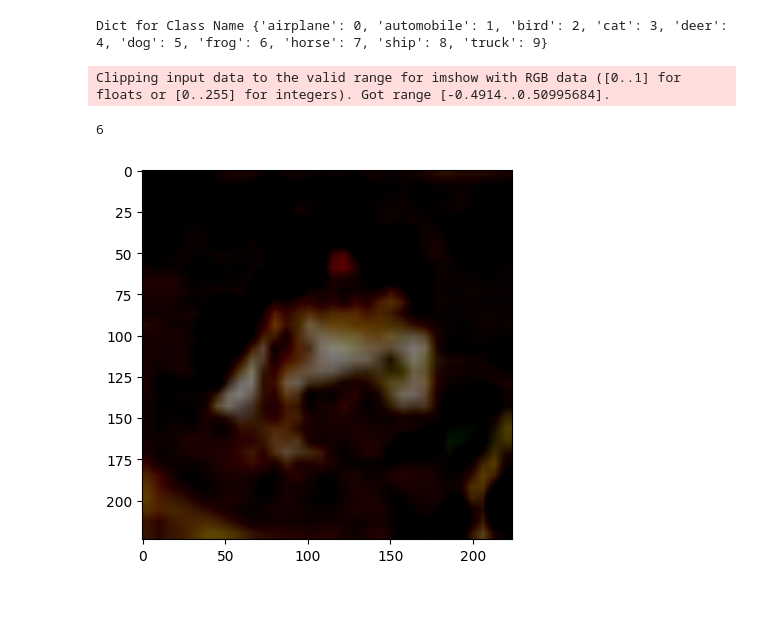
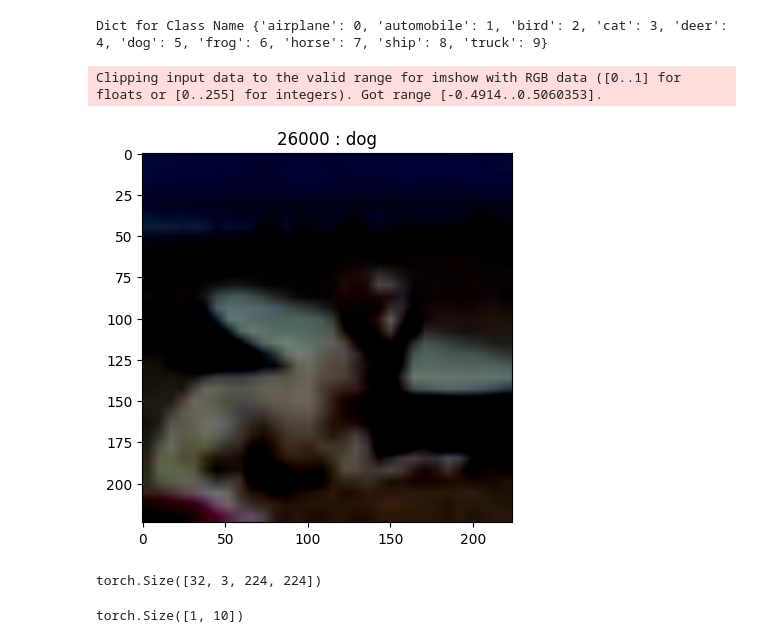
Before and after one commit to richardar/ML_Papers, a Jupyter notebook: VGGnet/main.ipynb, the cells around one changed output. Cells and saved outputs as stored; diff of their text form; code cells hidden in the pictures; blank space fills up the shorter version.

Commit message:
core model architecture

```diff
--- a/VGGnet/main.ipynb
+++ b/VGGnet/main.ipynb
@@ -76,25 +84,20 @@ test_dir  = os.path.join(os.getcwd(),'cifar', 'test')
 train_dataset = cifarDS(path=train_dir, transform = train_transform)
 test_dataset = cifarDS(path=test_dir)
 # %%
-train_transform = transforms.Compose([
-
-        transforms.Resize(size=(224,224)),
-
-                transforms.ToTensor(),
+def VisualiseImage (index: int, traindataset: Dataset) -> tuple[torch.Tensor,int]:
 
 
-    transforms.Normalize(mean = [0.4914,0.4822,0.4465],std=[1.0,1.0,1.0])
-])
+
+    image_modified = traindataset[index][0].permute(1,2,0)
+    class_value = traindataset[index][1]
+
+    plt.imshow(image_modified)
+    plt.title(f'{index} : {class_names[class_value]}')
+    plt.show()
+    print()
 # %%
-train_dataset[0]
-#visualize image
-
-import matplotlib.pyplot as plt
-
-plt.imshow(train_dataset[30000][0].permute(1,2,0))
-print(train_dataset[30000][1])
+VisualiseImage(26000,traindataset=train_dataset)
 # %% [output]
-Clipping input data to the valid range for imshow with RGB data ([0..1] for floats or [0..255] for integers). Got range [-0.4914..0.50995684].
+Clipping input data to the valid range for imshow with RGB data ([0..1] for floats or [0..255] for integers). Got range [-0.4914..0.5060353].
-6
-[figure, old version]
+[figure, new version]
 # %%
@@ -101,0 +107,8 @@ train_Dataloader = DataLoader(train_dataset,batch_size= 32, )
+# %%
+for i,data in enumerate(train_Dataloader):
+    if i == 0:
+        print(data[0].shape)
+    else:
+        break
+# %% [output]
+torch.Size([32, 3, 224, 224])
@@ -101,0 +163,7 @@ train_Dataloader = DataLoader(train_dataset,batch_size= 32, )
+# %%
+model = VGGNet()
+
+op = model(torch.randn(1,3,244,244))
+print(op.shape)
+# %% [output]
+torch.Size([1, 10])
```
Also changed, not shown: parts of 4 cells of this notebook.
